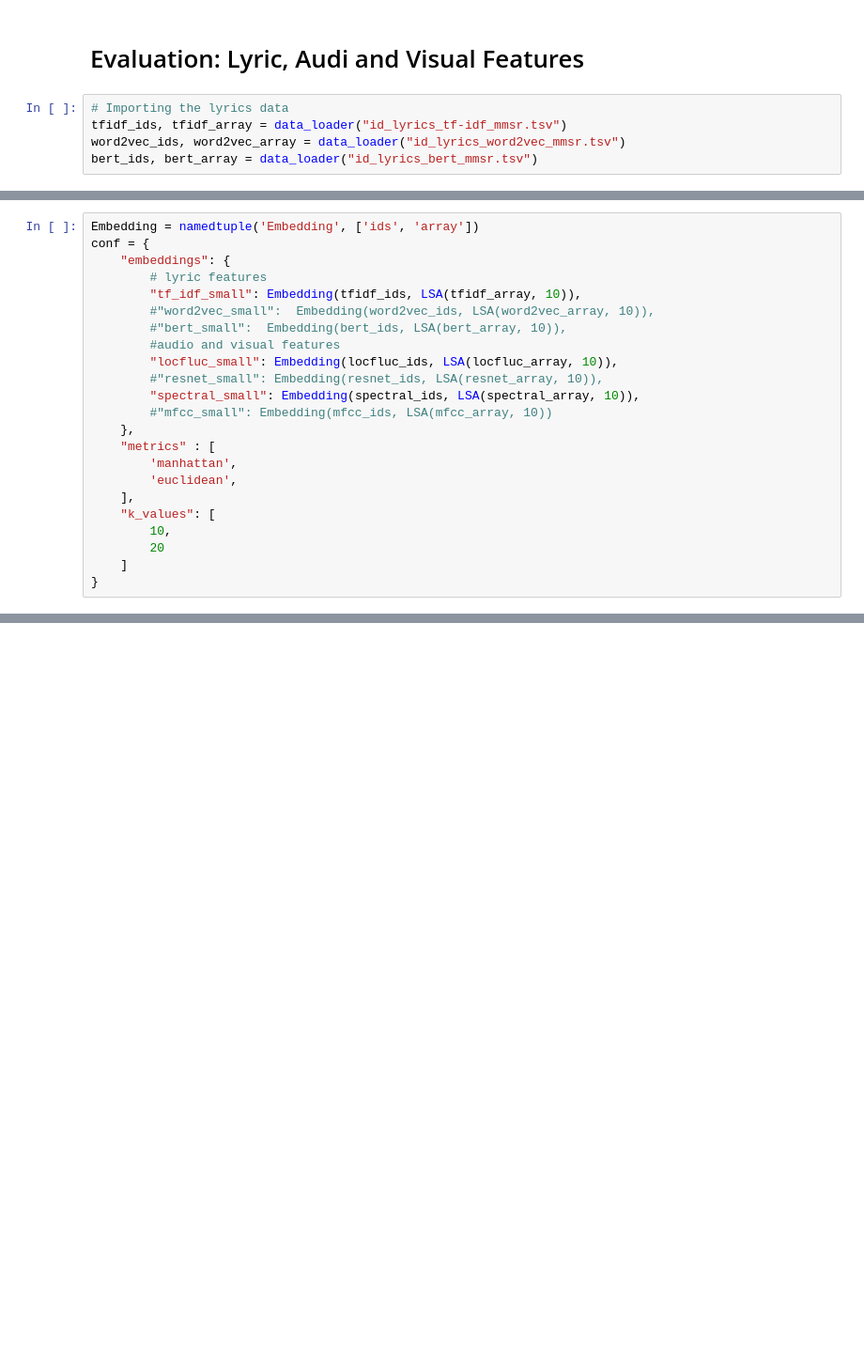
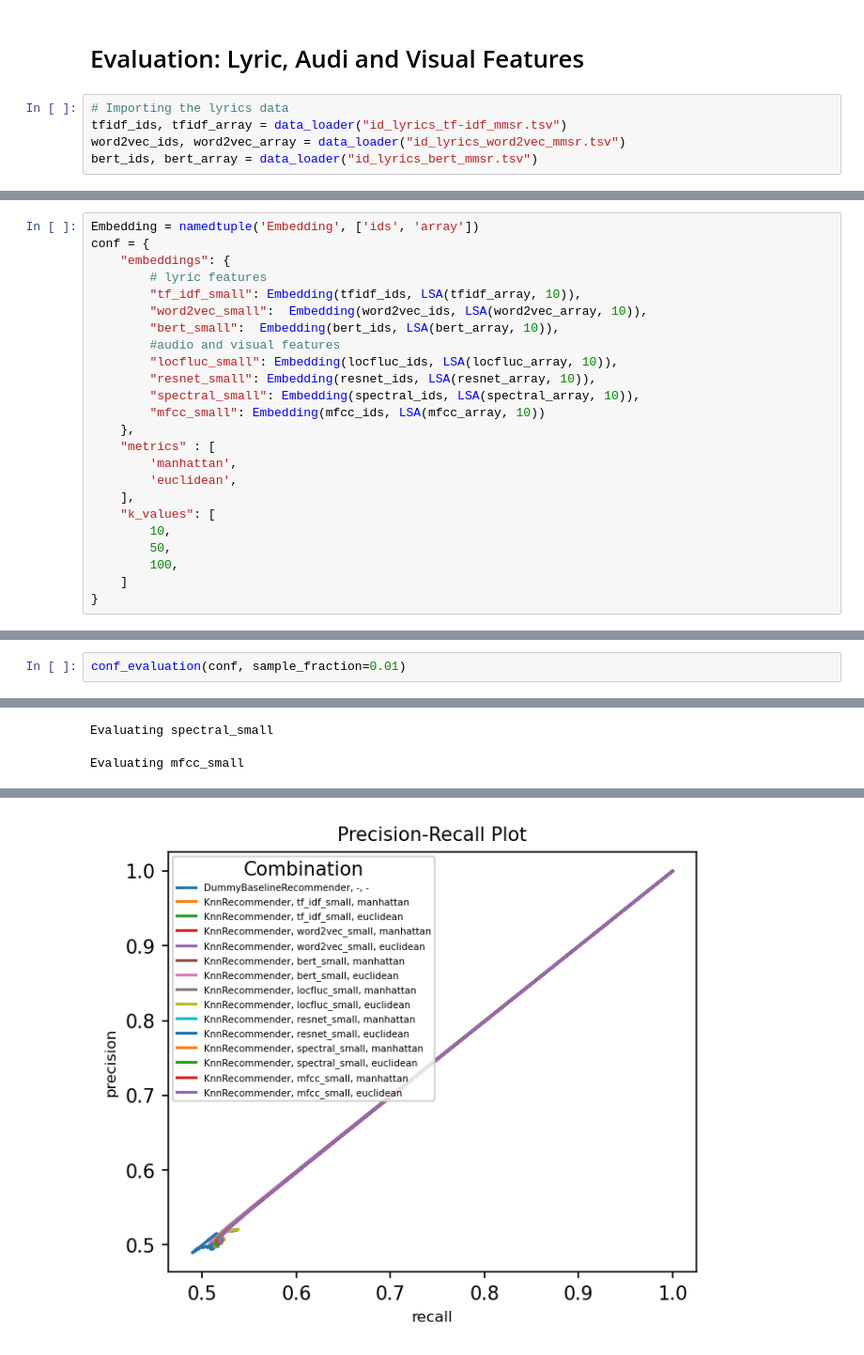
Before and after one commit to MMSR-Group-E/RecommenderSystembasedonLyrics, a Jupyter notebook: Task 2.ipynb, the cells around one changed output, grey strips where cells are left out. Shown at 94% size. Saved outputs shown, nothing was run; the diff lists cells and outputs as text; blank space fills up the shorter version.

```diff
--- a/Task 2.ipynb
+++ b/Task 2.ipynb
@@ -402,13 +402,13 @@ conf = {
     "embeddings": {
         # lyric features
         "tf_idf_small": Embedding(tfidf_ids, LSA(tfidf_array, 10)),
-        #"word2vec_small":  Embedding(word2vec_ids, LSA(word2vec_array, 10)),
-        #"bert_small":  Embedding(bert_ids, LSA(bert_array, 10)),
+        "word2vec_small":  Embedding(word2vec_ids, LSA(word2vec_array, 10)),
+        "bert_small":  Embedding(bert_ids, LSA(bert_array, 10)),
         #audio and visual features
         "locfluc_small": Embedding(locfluc_ids, LSA(locfluc_array, 10)),
-        #"resnet_small": Embedding(resnet_ids, LSA(resnet_array, 10)),
+        "resnet_small": Embedding(resnet_ids, LSA(resnet_array, 10)),
         "spectral_small": Embedding(spectral_ids, LSA(spectral_array, 10)),
-        #"mfcc_small": Embedding(mfcc_ids, LSA(mfcc_array, 10))
+        "mfcc_small": Embedding(mfcc_ids, LSA(mfcc_array, 10))
     },
     "metrics" : [
         'manhattan',
@@ -416,6 +416,7 @@ conf = {
     ],
     "k_values": [
         10,
-        20
+        50,
+        100,
     ]
 }
@@ -446,0 +423,3 @@ Evaluating spectral_small
+# %%
+conf_evaluation(conf, sample_fraction=0.01)
+# %% [output]
@@ -446,0 +434,2 @@ Evaluating spectral_small
+Evaluating spectral_small
+Evaluating mfcc_small
@@ -446,0 +453 @@ Evaluating spectral_small
+[figure, added]
```
Also changed, not shown: parts of 14 cells of this notebook.
